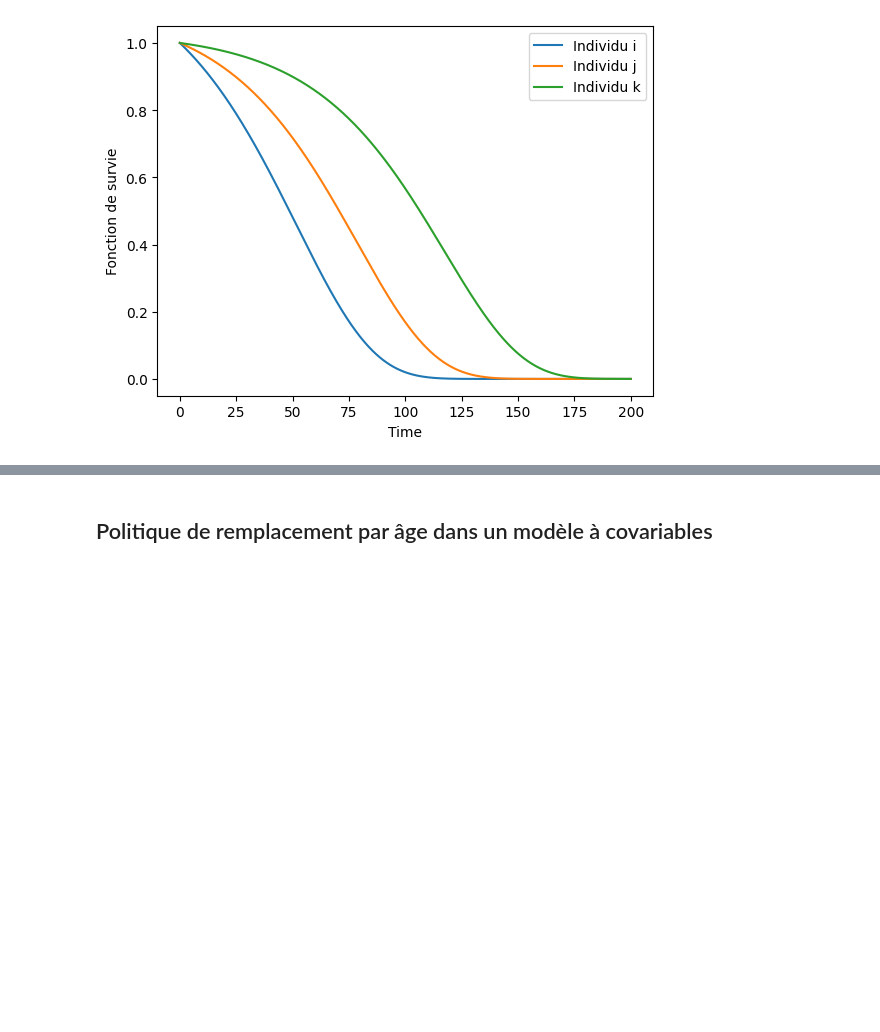
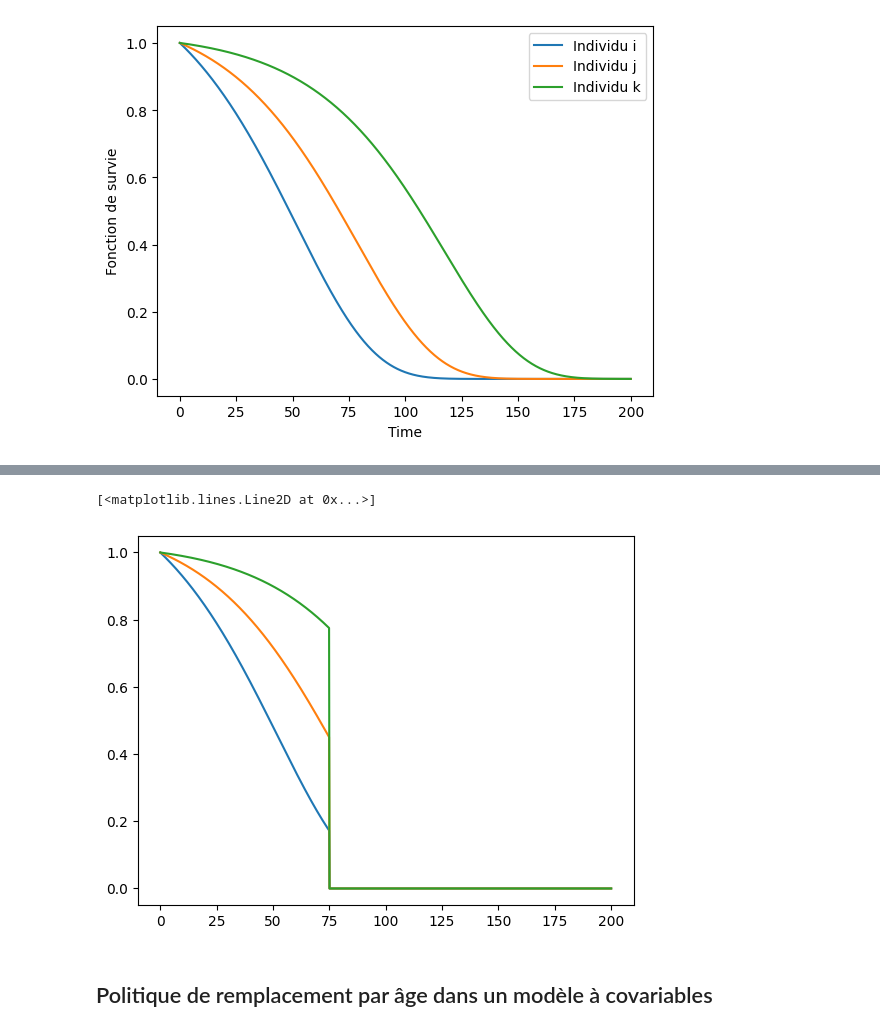
Before and after one commit to rte-france/relife, a Jupyter notebook: doc/source/user_guide/demo_regression.ipynb, the cells around one changed output, grey strips where cells are left out. Saved outputs shown, nothing was run; the diff lists cells and outputs as text; code cells hidden in the pictures; blank space fills up the shorter version.

```diff
--- a/doc/source/user_guide/demo_regression.ipynb
+++ b/doc/source/user_guide/demo_regression.ipynb
@@ -69,3 +83,15 @@ plt.plot(t, distri.sf(t)[i], label="Individu i")
+# %%
+from relife.models import AgeReplacementModel
+
+ar_distri = AgeReplacementModel(distri)
+# %%
+ar = np.array([75, 75, 75]).reshape(-1,1)
+plt.plot(t, ar_distri.sf(t, ar)[0], label="Individu i")
+plt.plot(t, ar_distri.sf(t, ar)[1], label="Individu j")
+plt.plot(t, ar_distri.sf(t, ar)[2], label="Individu k")
+# %% [output]
+[<matplotlib.lines.Line2D at 0x...>]
+[figure, added]
 # %% [markdown]
 ## Politique de remplacement par âge dans un modèle à covariables
 # %% [markdown]
```
Also changed, not shown: parts of 6 cells of this notebook, 2 other files.
